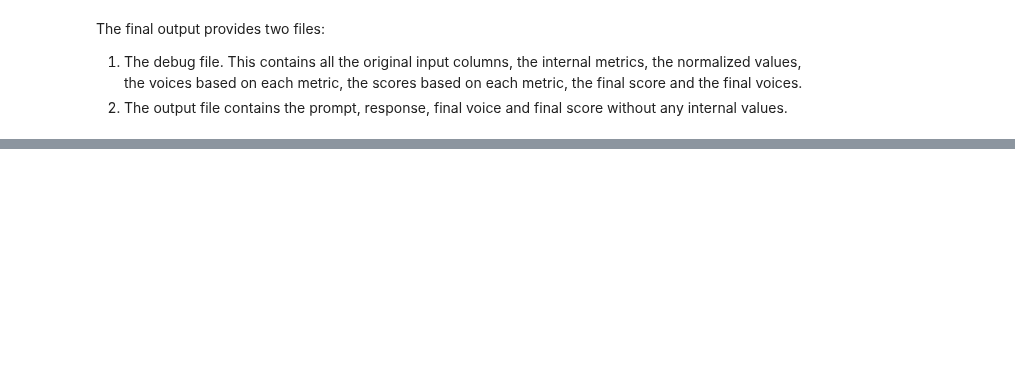
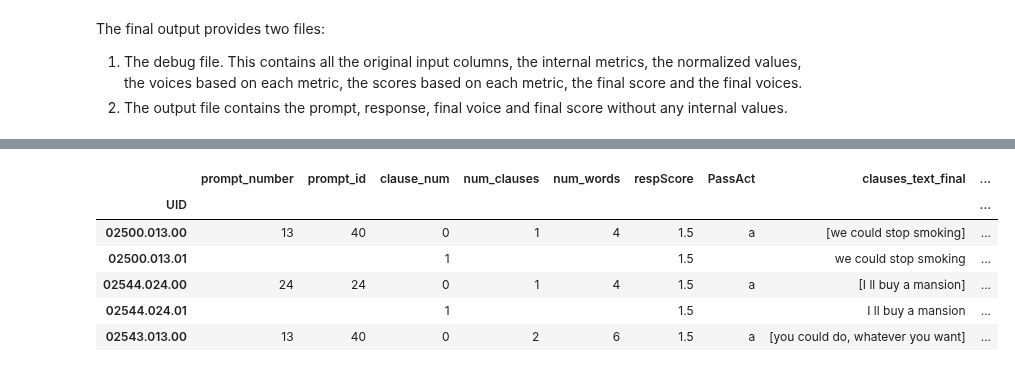
Before and after one commit to perspegrity5/SL_NLP_PassiveActive1, a Jupyter notebook: final_output_nb.ipynb, the cells around one changed output, grey strips where cells are left out. Saved outputs shown, nothing was run; the diff lists cells and outputs as text; code cells hidden in the pictures; blank space fills up the shorter version.

```diff
--- a/final_output_nb.ipynb
+++ b/final_output_nb.ipynb
@@ -169,21 +170,51 @@ df.head()
 # %%
 import numpy as np
 arrcols = ["clauses_text_final", "voice", "abstraction_score_normalized", "reading_ease_normalized", "grading_level_normalized", "sgrank_normalized"]
 non_arrcols = list(set(df2.columns) - set(arrcols))
 dfs = []
-for i, row in df2.iloc[:2].iterrows():
+for i, row in df2.iloc[:].iterrows():  # tjm*** was [:2]
+
     tempdf1 = pd.DataFrame([row])
     tempdf1["num_clauses"] = len(row["clauses_text_final"])
     tempdf1["num_words"] = len(row["response"].split())
     tempdf1["clause_num"] = 0
     tempdf2 = pd.DataFrame()
     for x in arrcols:
         tempdf2[x] = row[x]
     for x in non_arrcols:
         tempdf2[x] = ''
     tempdf2["num_clauses"] = ''
     tempdf2["num_words"] = ''
     tempdf2["clause_num"] = tempdf2.index + 1
-    dfs.append(pd.concat([tempdf1, tempdf2]))
+    tempdf2["UID"] = row['UID'] # tjm added
+    tempdf2["score"] = row['score'] # tjm added
+    dfs.append(pd.concat([tempdf1, tempdf2], sort=True)) # tjm added sort=True
 
 pd.concat(dfs).to_csv("debug.csv", index = False)
+
+df_dfs = pd.concat(dfs, sort=True) # # tjm added sort=True
+
+#tjm***: added all below:
+df_dfs['UID'] = df_dfs.apply(lambda row: row['UID'] + '{0:0{width}}'.format(row['clause_num'], width=2),  axis=1)
+df_dfs = df_dfs.set_index('UID')
+
+df_result = df_dfs[['prompt_number', 'prompt_id',  'clause_num','num_clauses', 'num_words','score','PassAct', 'clauses_text_final','prompt', 'response',  'voice']]
+
+df_result = df_result.rename(columns={'score': 'respScore'}) # inplace=True gives warning
+df_result['ClauseCutOK?']=''
+df_result['AP_OK?']=''
+df_result['AP_OK?']=''
+df_result['AP_rule']=''
+df_result['Comments']=''
+
+df_result.to_csv("result.csv") # tjm  , index = False; change file name
+
+df_result.head()
+# %% [output]
+|  | prompt_number | prompt_id | clause_num | num_clauses | num_words | respScore | PassAct | clauses_text_final | ... |
+| UID |  |  |  |  |  |  |  |  | ... |
+| 02500.013.00 | 13 | 40 | 0 | 1 | 4 | 1.5 | a | [we could stop smoking] | ... |
+| 02500.013.01 |  |  | 1 |  |  | 1.5 |  | we could stop smoking | ... |
+| 02544.024.00 | 24 | 24 | 0 | 1 | 4 | 1.5 | a | [I ll buy a mansion] | ... |
+| 02544.024.01 |  |  | 1 |  |  | 1.5 |  | I ll buy a mansion | ... |
+| 02543.013.00 | 13 | 40 | 0 | 2 | 6 | 1.5 | a | [you could do, whatever you want] | ... |
```
Also changed, not shown: parts of 6 cells of this notebook, 4 other files.
